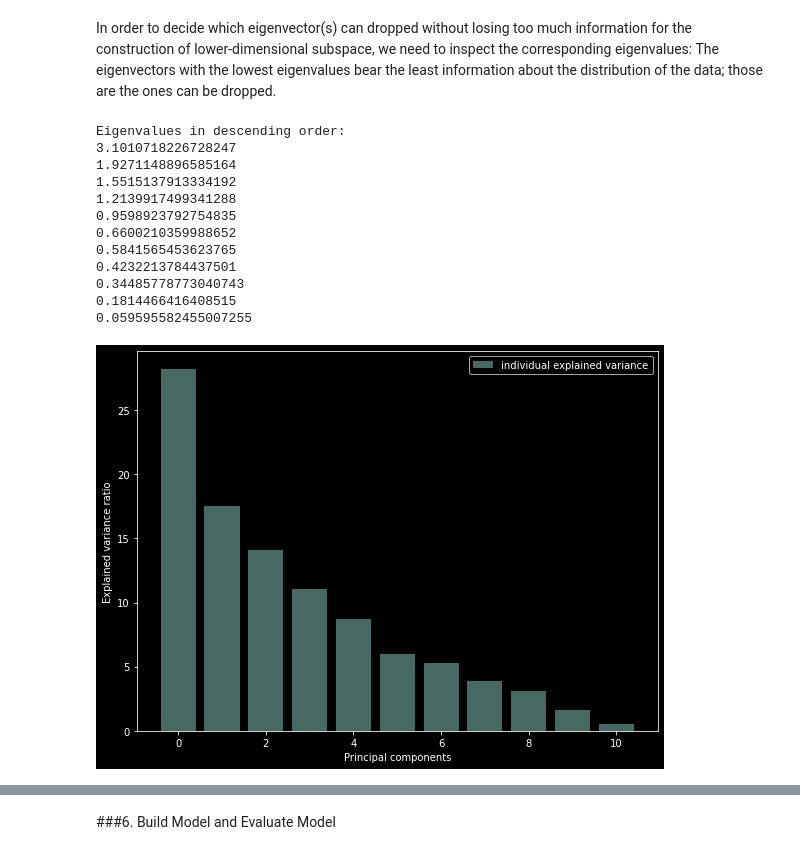
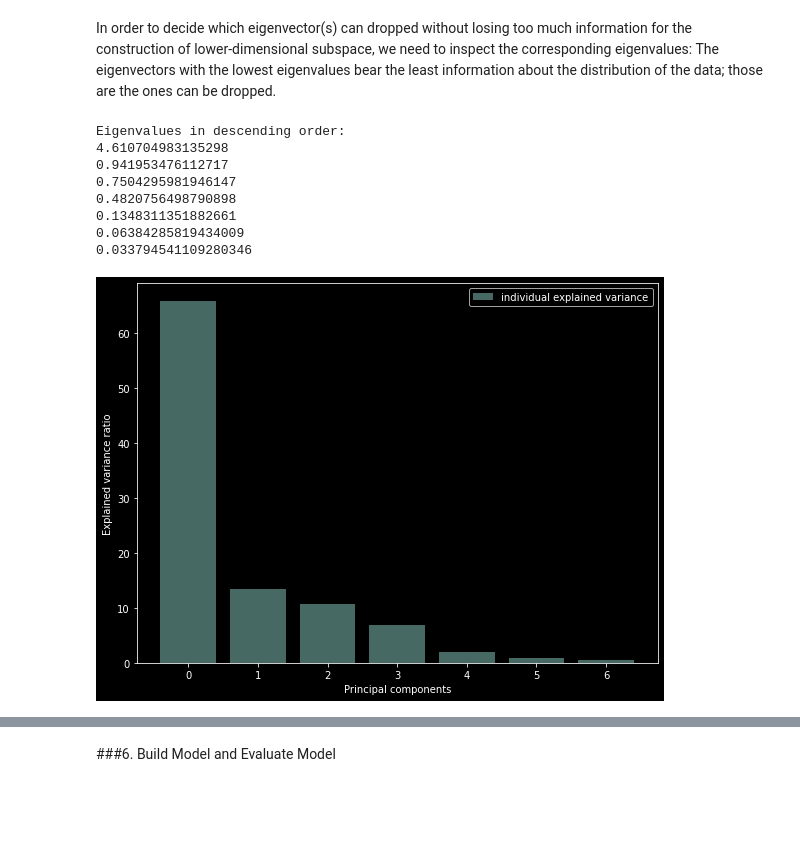
Before and after one commit to Shivangik01/Data-Science-Lab-Course, a Jupyter notebook: DS_Exp2.ipynb, the cells around one changed output, grey strips where cells are left out. Saved outputs shown, nothing was run; the diff lists cells and outputs as text; code cells hidden in the pictures; blank space fills up the shorter version.

```diff
--- a/DS_Exp2.ipynb
+++ b/DS_Exp2.ipynb
@@ -55,8 +55,8 @@ from sklearn.metrics import accuracy_score, classification_report, confusion_mat
 # importing dataset
 from google.colab import drive
 drive.mount('/content/drive', force_remount=True)
-data = pd.read_csv('drive/MyDrive/Datasets/Wine_Quality/winequality-red.csv', na_values = "?", comment = "\t", skipinitialspace = True)
+df = pd.read_csv('drive/MyDrive/Datasets/Car/auto-mpg.csv', na_values = "?", comment = "\t", skipinitialspace = True)
 
-data
+data=pd.DataFrame(df)
 # %% [output]
 Mounted at /content/drive
@@ -111,0 +109,5 @@ data.describe()
+# %%
+#replacing NA values of hoursepower column with mean value
+data["horsepower"] = data["horsepower"].fillna(data["horsepower"].mean())
+
+print(data.isna().sum())
@@ -111,0 +125,4 @@ data.describe()
+# %%
+# drop car name column
+data.drop(['car name'], inplace = True, axis = 1)
+data.head()
@@ -123,5 +147,5 @@ Text(0.5, 1.0, 'Correlation between different fearures')
 # %%
-X = data.drop(columns=['quality'])
-y = data['quality']
+X = data.drop(columns=['mpg'])
+y = data['mpg']
 X
 # %% [output]
@@ -250,28 +272,24 @@ for i in eig_pairs:
     print(i[0])
 # %% [output]
 Eigenvalues in descending order:
-3.1010718226728247
-1.9271148896585164
-1.5515137913334192
-1.2139917499341288
-0.9598923792754835
-0.6600210359988652
-0.5841565453623765
-0.4232213784437501
-0.34485778773040743
-0.1814466416408515
-0.059595582455007255
+4.610704983135298
+0.941953476112717
+0.7504295981946147
+0.4820756498790898
+0.1348311351882661
+0.06384285819434009
+0.033794541109280346
 # %%
 tot = sum(eig_vals)
 var_exp = [(i / tot)*100 for i in sorted(eig_vals, reverse=True)]
 # %%
 with plt.style.context('dark_background'):
     plt.figure(figsize=(8, 6))
 
-    plt.bar(range(11), var_exp, alpha=0.5, align='center',label='individual explained variance')
+    plt.bar(range(7), var_exp, alpha=0.5, align='center',label='individual explained variance')
     plt.ylabel('Explained variance ratio')
     plt.xlabel('Principal components')
     plt.legend(loc='best')
     plt.tight_layout()
 # %% [output]
-[figure, old version]
+[figure, new version]
```
Also changed, not shown: parts of 30 cells of this notebook.
